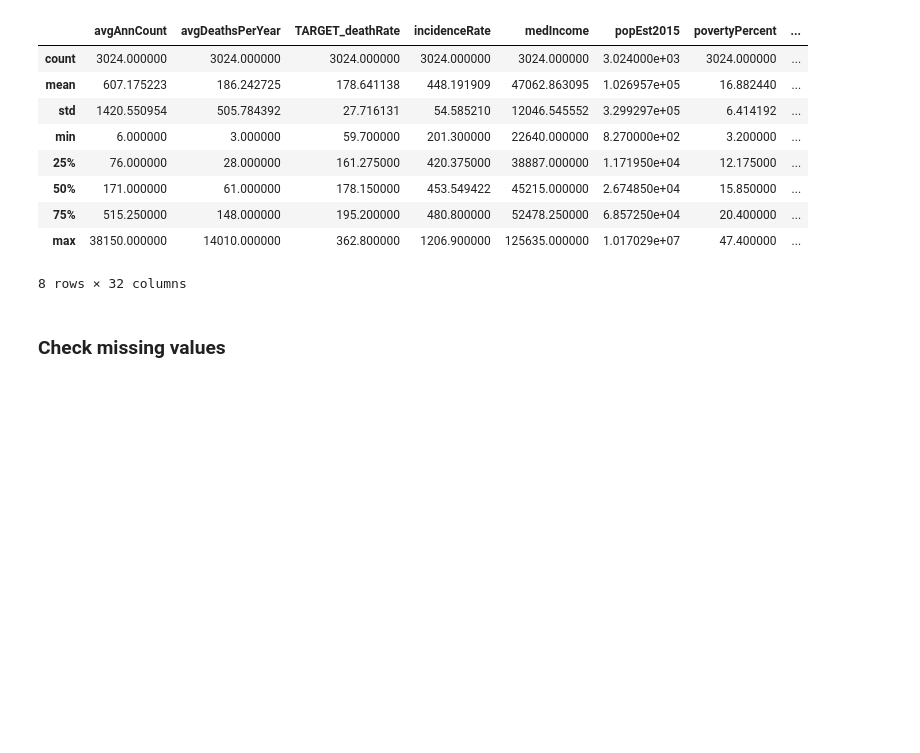
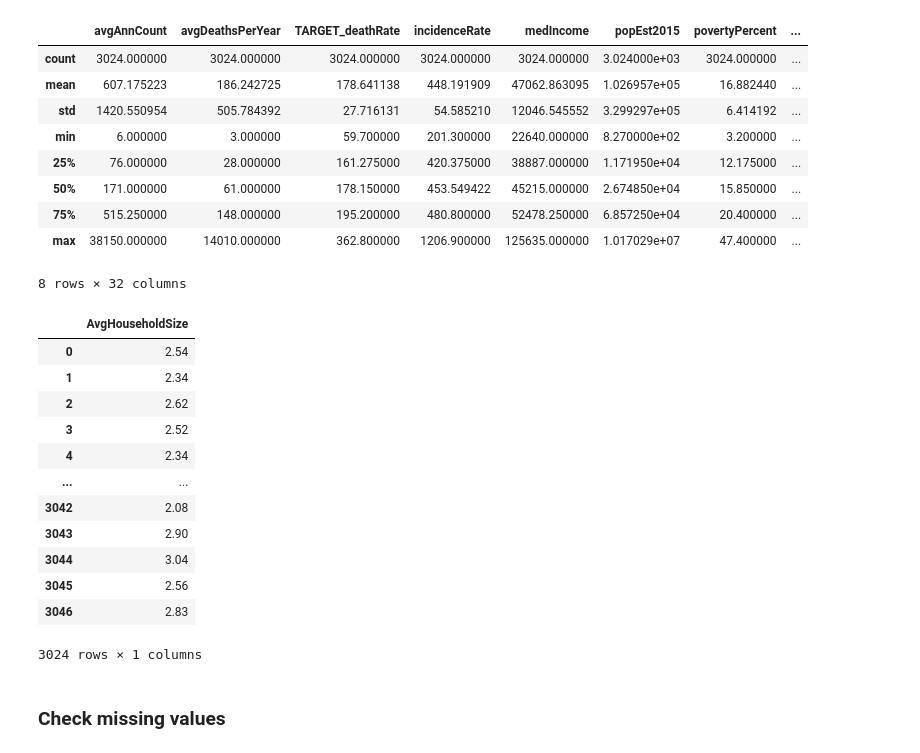
Before and after one commit to toan-ly/CS-5137-Deep-Learning, a Jupyter notebook: homework1/src/eda.ipynb, the cells around one changed output. Drawn from its saved outputs; the diff is of its cells as text; code cells hidden in the pictures; blank space fills up the shorter version.

```diff
--- a/homework1/src/eda.ipynb
+++ b/homework1/src/eda.ipynb
@@ -209,6 +209,22 @@ df.describe()
 | 75% | 515.250000 | 148.000000 | 195.200000 | 480.800000 | 52478.250000 | 6.857250e+04 | 20.400000 | ... |
 | max | 38150.000000 | 14010.000000 | 362.800000 | 1206.900000 | 125635.000000 | 1.017029e+07 | 47.400000 | ... |
 8 rows × 32 columns
+# %%
+df[['AvgHouseholdSize']]
+# %% [output]
+|  | AvgHouseholdSize |
+| 0 | 2.54 |
+| 1 | 2.34 |
+| 2 | 2.62 |
+| 3 | 2.52 |
+| 4 | 2.34 |
+| ... | ... |
+| 3042 | 2.08 |
+| 3043 | 2.90 |
+| 3044 | 3.04 |
+| 3045 | 2.56 |
+| 3046 | 2.83 |
+3024 rows × 1 columns
 # %% [markdown]
 ### Check missing values
 # %%
```
Also changed, not shown: parts of 2 cells of this notebook, 9 other files.
